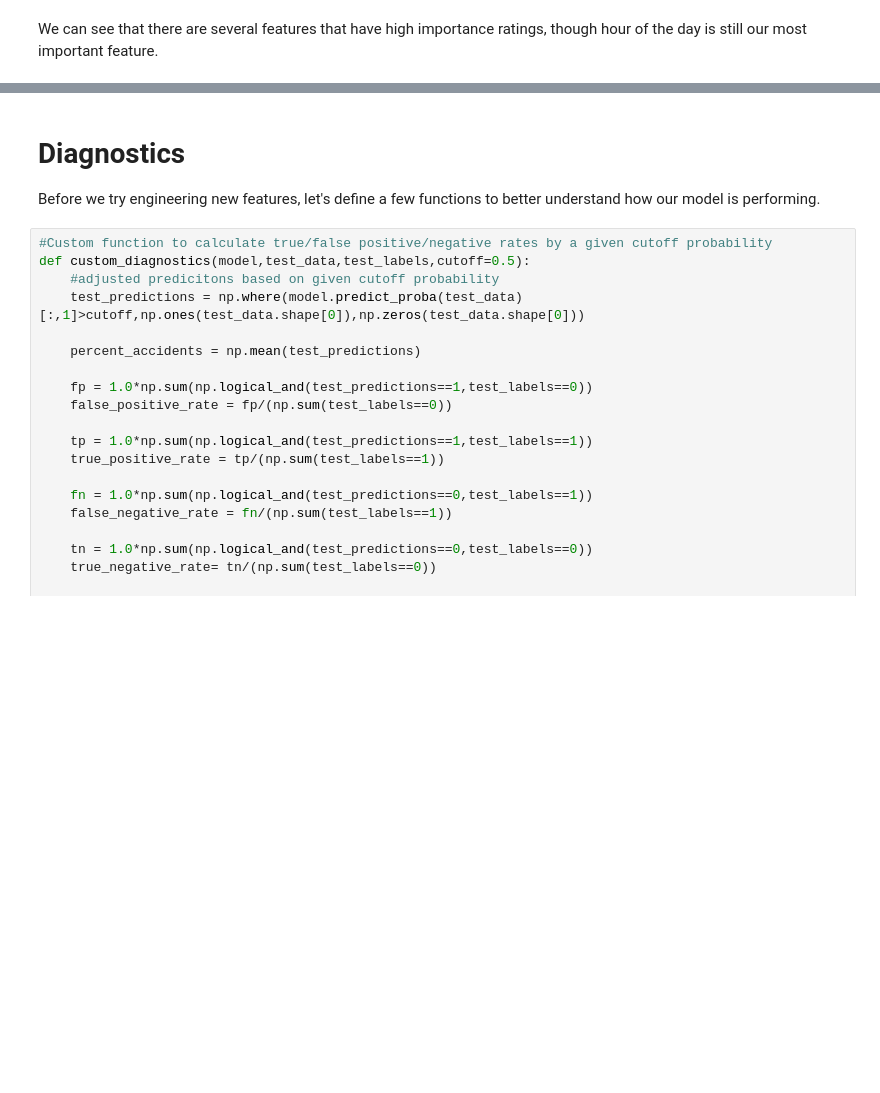
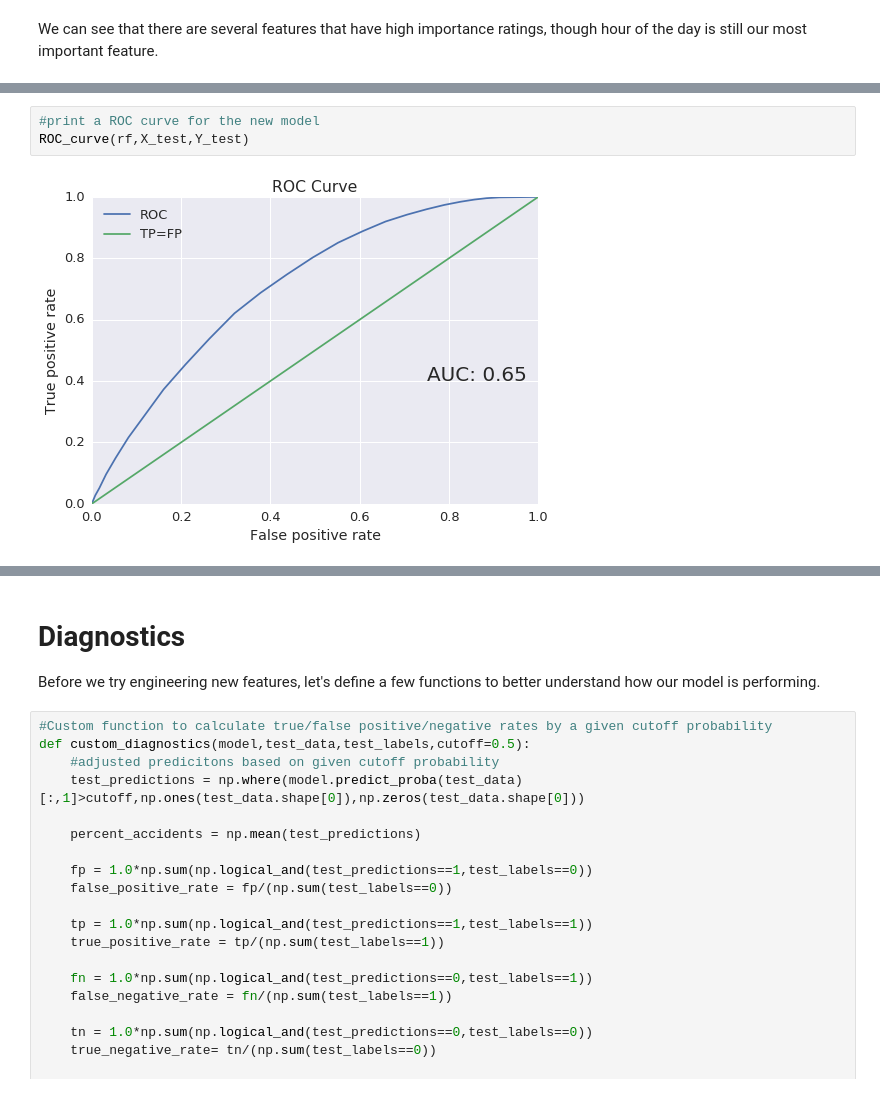
Before and after one commit to kmshelley/Infastructure_Capstone, a Jupyter notebook: notebook/SafeRoad_Model_Tuning_and_Diagnostics.ipynb, the cells around one changed output, grey strips where cells are left out. Drawn from its saved outputs; the diff is of its cells as text; blank space fills up the shorter version.

```diff
--- a/notebook/SafeRoad_Model_Tuning_and_Diagnostics.ipynb
+++ b/notebook/SafeRoad_Model_Tuning_and_Diagnostics.ipynb
@@ -670,0 +740,5 @@ We can see that there are several features that have high importance ratings, th
+# %%
+#print a ROC curve for the new model
+ROC_curve(rf,X_test,Y_test)
+# %% [output]
+[figure, added]
```
Also changed, not shown: parts of 32 cells of this notebook.
